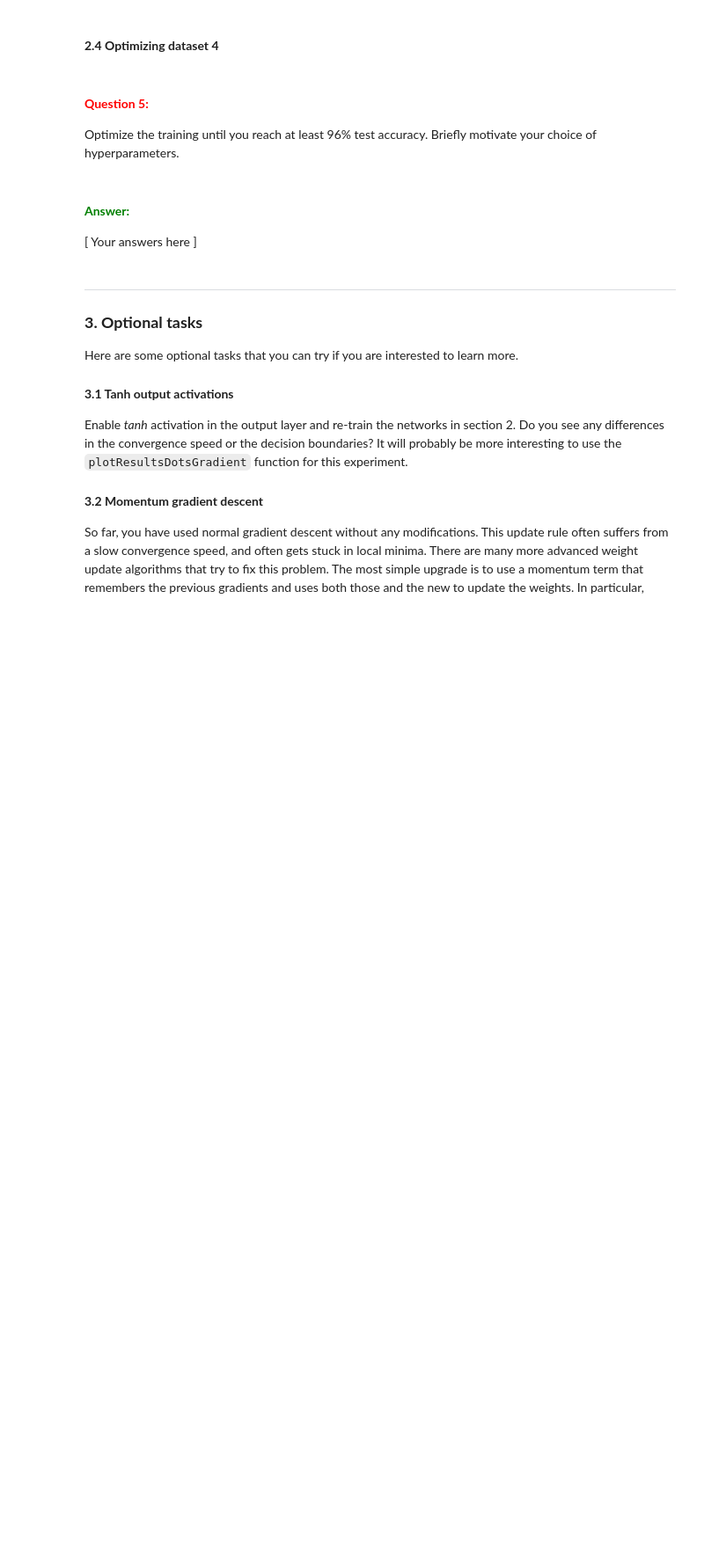
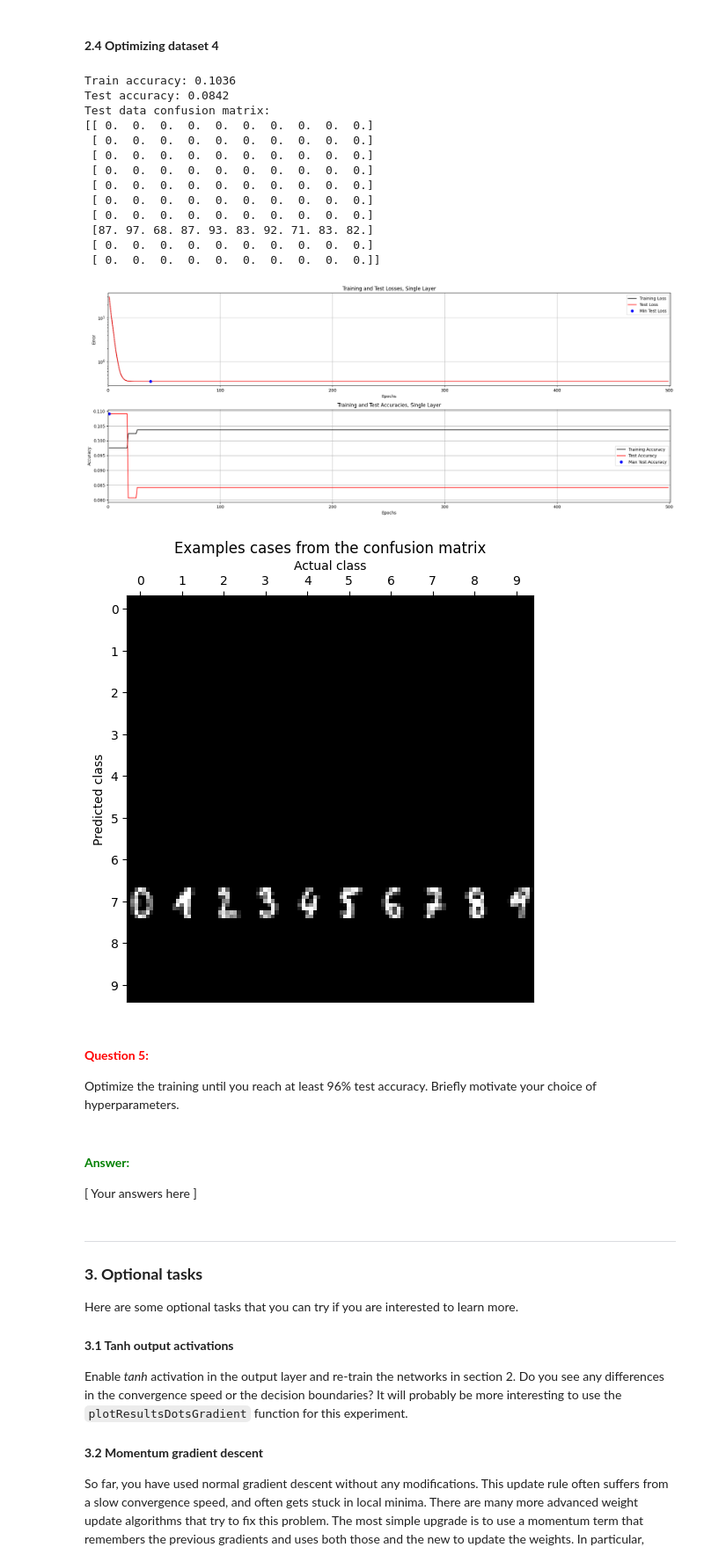
Before and after one commit to marijnkj/-D-NN, a Jupyter notebook: A1_Supervised/main3_MultiLayer.ipynb, the cells around one changed output. Shown: that part at 88% size. Drawn from its saved outputs; the diff is of its cells as text; code cells hidden in the pictures; blank space fills up the shorter version.

```diff
--- a/A1_Supervised/main3_MultiLayer.ipynb
+++ b/A1_Supervised/main3_MultiLayer.ipynb
@@ -475,20 +498,36 @@ Optimize the training until you reach at least 99% test accuracy. Briefly motiva
 # %%
 # --------------------------------------------
 # === Your code here =========================
 # --------------------------------------------
-nInputs  = ???
-nClasses = ???
-nHidden  = ???
+nInputs  = 64
+nClasses = 10
+nHidden  = 10
 
-W1_0 = ???
-B1_0 = ???
-W2_0 = ???
-B2_0 = ???
+W1_0 = np.random.rand(nInputs, nHidden)
+B1_0 = np.r(1, nHidden)
+W2_0 = np.random.rand(nHidden, nClasses)
+B2_0 = np.random.rand(1, nClasses)
 
-params = {"epochs": ???, "learningRate": ???, "normalize": False, "useTanhOutput": False}
+params = {"epochs": 500, "learningRate": 0.01, "normalize": False, "useTanhOutput": False}
 # ============================================
 
 trainMultiLayerOnDataset(4, 0.15, W1_0, B1_0, W2_0, B2_0, params)
+# %% [output]
+Train accuracy: 0.1036
+Test accuracy: 0.0842
+Test data confusion matrix:
+[[ 0.  0.  0.  0.  0.  0.  0.  0.  0.  0.]
+ [ 0.  0.  0.  0.  0.  0.  0.  0.  0.  0.]
+ [ 0.  0.  0.  0.  0.  0.  0.  0.  0.  0.]
+ [ 0.  0.  0.  0.  0.  0.  0.  0.  0.  0.]
+ [ 0.  0.  0.  0.  0.  0.  0.  0.  0.  0.]
+ [ 0.  0.  0.  0.  0.  0.  0.  0.  0.  0.]
+ [ 0.  0.  0.  0.  0.  0.  0.  0.  0.  0.]
+ [87. 97. 68. 87. 93. 83. 92. 71. 83. 82.]
+ [ 0.  0.  0.  0.  0.  0.  0.  0.  0.  0.]
+ [ 0.  0.  0.  0.  0.  0.  0.  0.  0.  0.]]
+[figure, added]
+[figure, added]
 # %% [markdown]
 #### **<span style="color:red">Question 5:</span>**
 
```
Also changed, not shown: parts of 11 cells of this notebook.
